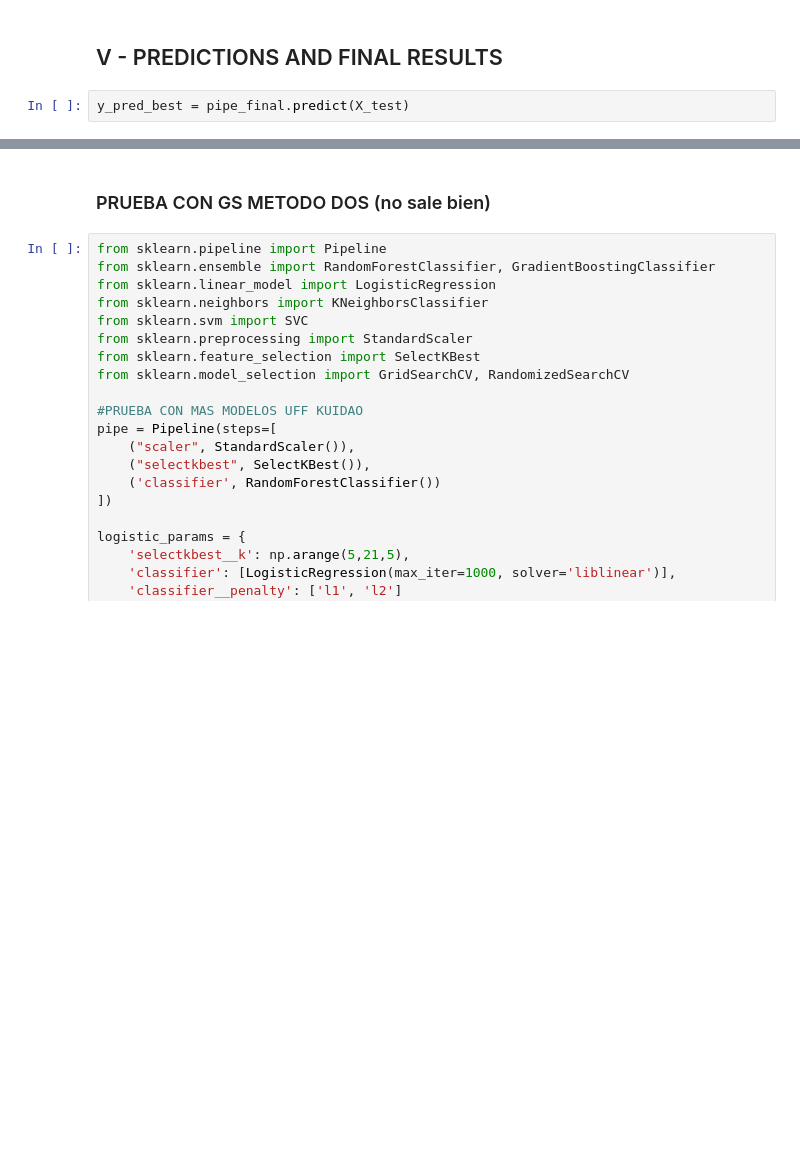
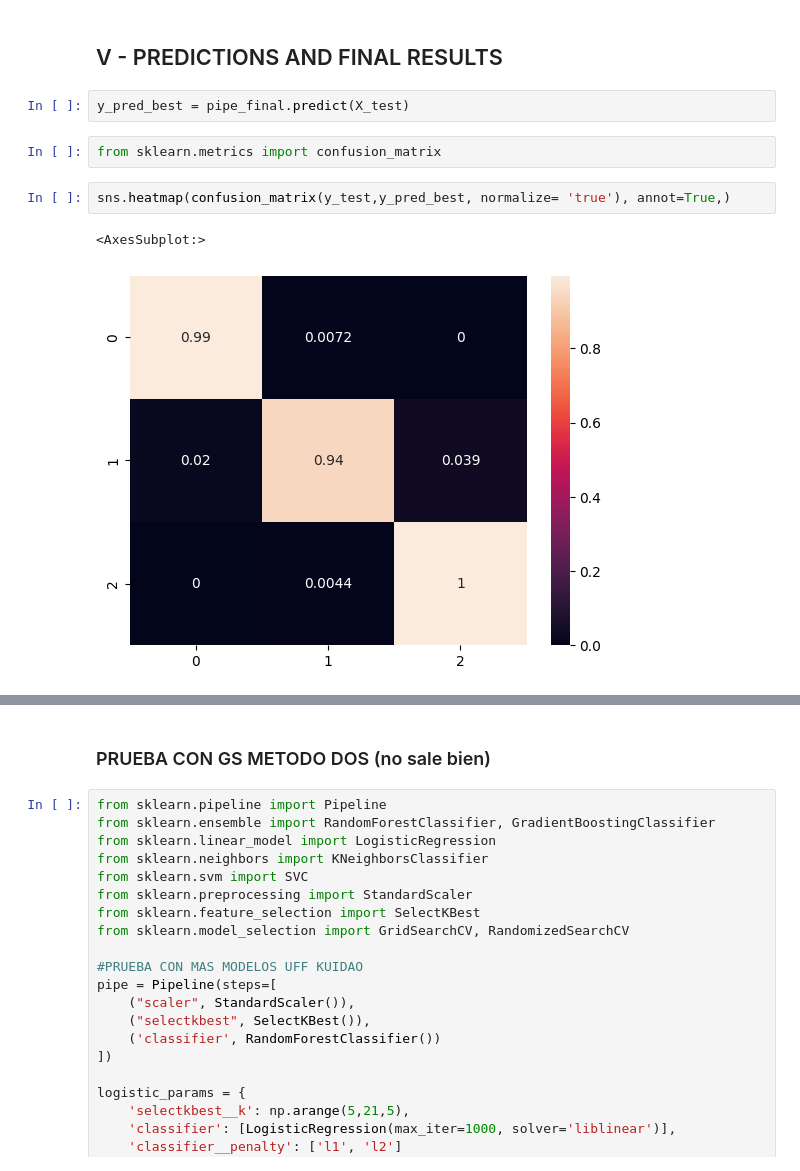
Before and after one commit to JaredR33/Machine-Learning-Project, a Jupyter notebook: Memoria ML Project.ipynb, the cells around one changed output, grey strips where cells are left out. Saved outputs shown, nothing was run; the diff lists cells and outputs as text; blank space fills up the shorter version.

```diff
--- a/Memoria ML Project.ipynb
+++ b/Memoria ML Project.ipynb
@@ -363,3 +381,10 @@ Pipeline(steps=[('scaler', StandardScaler()), ('pca', PCA(n_components=9)),
 ## V - PREDICTIONS AND FINAL RESULTS
 # %%
 y_pred_best = pipe_final.predict(X_test)
+# %%
+from sklearn.metrics import confusion_matrix
+# %%
+sns.heatmap(confusion_matrix(y_test,y_pred_best, normalize= 'true'), annot=True,)
+# %% [output]
+<AxesSubplot:>
+[figure, added]
```
Also changed, not shown: parts of 16 cells of this notebook.
